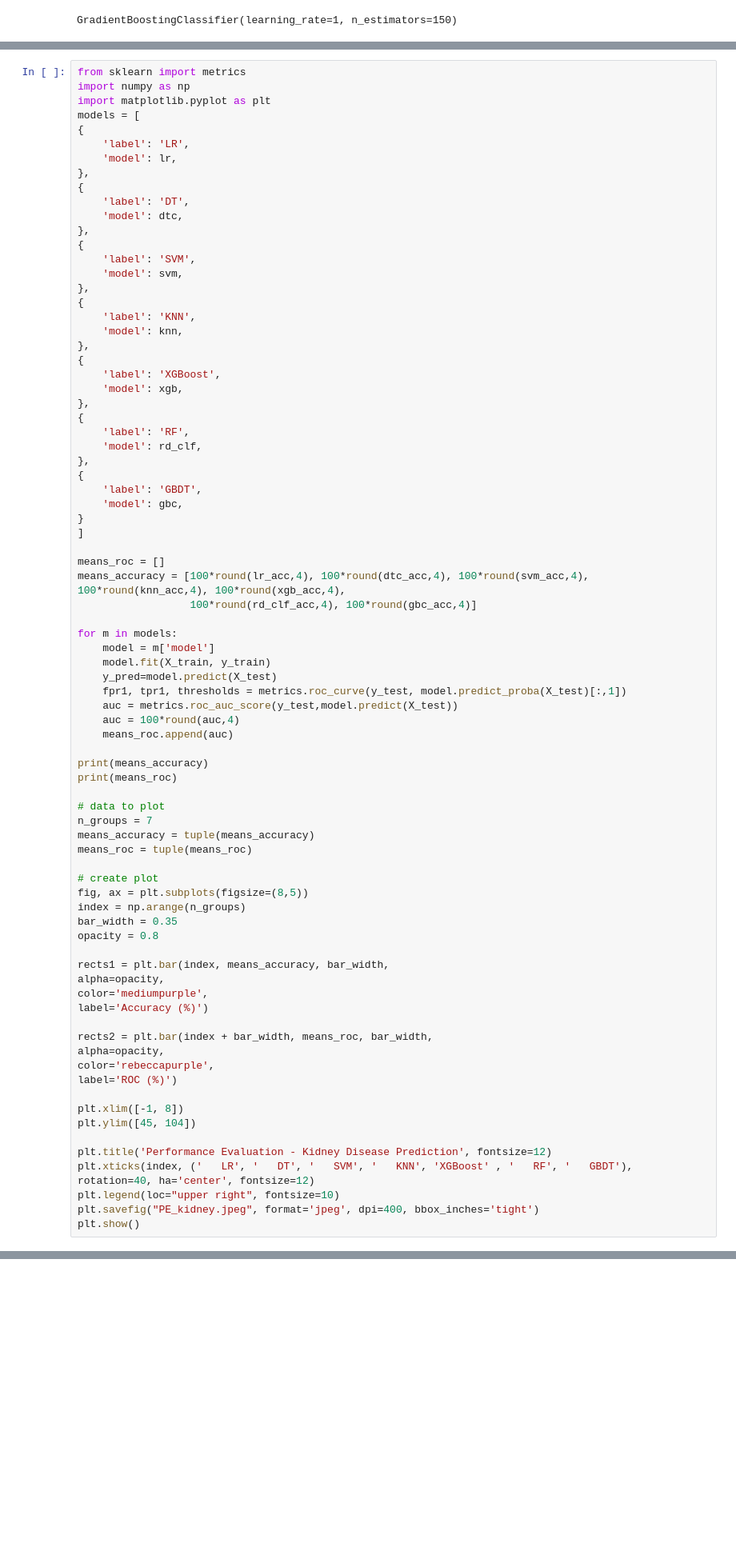
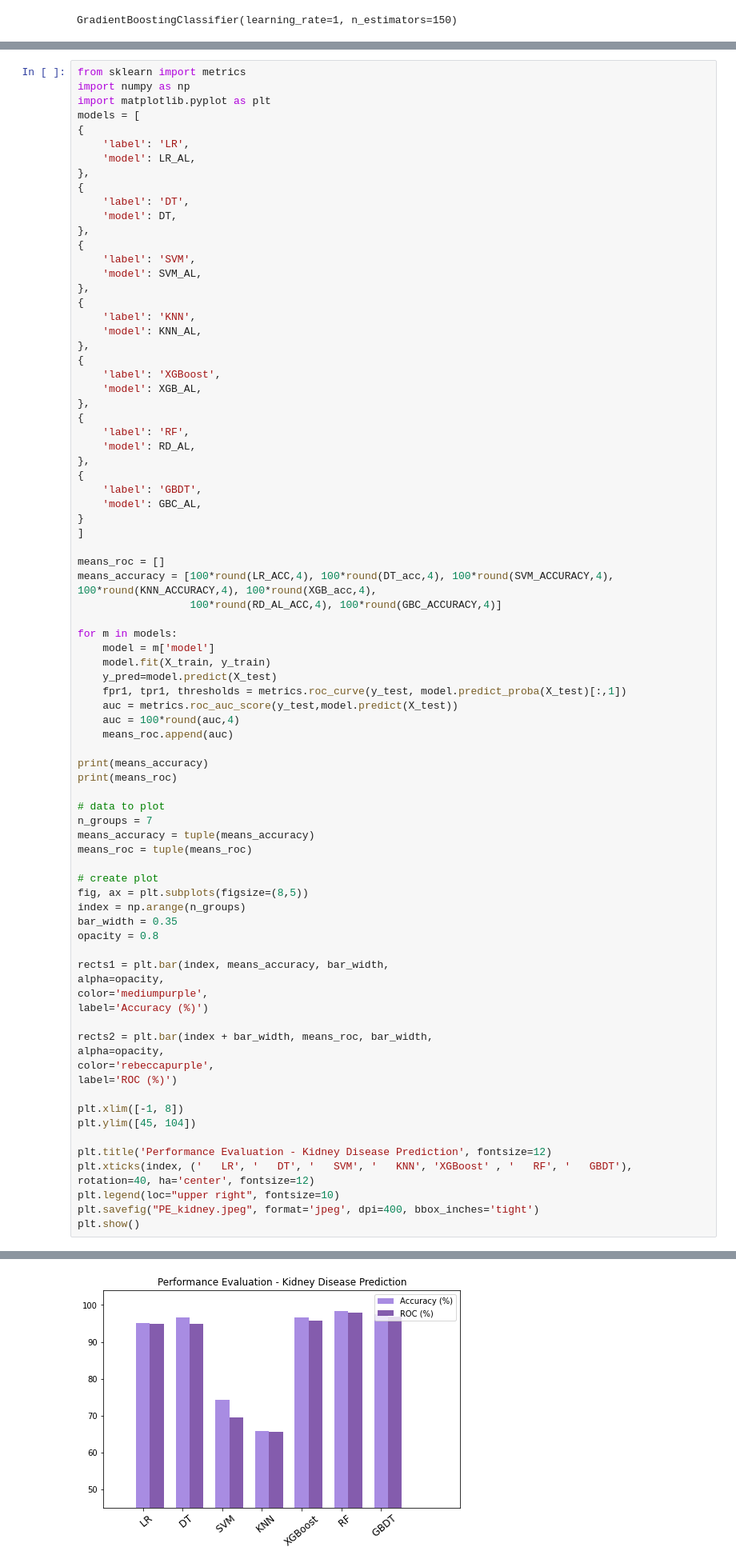
Before and after one commit to kalyankalluri999/Disseration, a Jupyter notebook: Updated_Disseration_Kidney.ipynb, the cells around one changed output, grey strips where cells are left out. Shown at 80% size. Cells and saved outputs as stored; diff of their text form; blank space fills up the shorter version.

```diff
--- a/Updated_Disseration_Kidney.ipynb
+++ b/Updated_Disseration_Kidney.ipynb
@@ -927,37 +928,37 @@ import matplotlib.pyplot as plt
 models = [
 {
     'label': 'LR',
-    'model': lr,
+    'model': LR_AL,
 },
 {
     'label': 'DT',
-    'model': dtc,
+    'model': DT,
 },
 {
     'label': 'SVM',
-    'model': svm,
+    'model': SVM_AL,
 },
 {
     'label': 'KNN',
-    'model': knn,
+    'model': KNN_AL,
 },
 {
     'label': 'XGBoost',
-    'model': xgb,
+    'model': XGB_AL,
 },
 {
     'label': 'RF',
-    'model': rd_clf,
+    'model': RD_AL,
 },
 {
     'label': 'GBDT',
-    'model': gbc,
+    'model': GBC_AL,
 }
 ]
 
 means_roc = []
-means_accuracy = [100*round(lr_acc,4), 100*round(dtc_acc,4), 100*round(svm_acc,4), 100*round(knn_acc,4), 100*round(xgb_acc,4),
-                  100*round(rd_clf_acc,4), 100*round(gbc_acc,4)]
+means_accuracy = [100*round(LR_ACC,4), 100*round(DT_acc,4), 100*round(SVM_ACCURACY,4), 100*round(KNN_ACCURACY,4), 100*round(XGB_acc,4),
+                  100*round(RD_AL_ACC,4), 100*round(GBC_ACCURACY,4)]
 
 for m in models:
     model = m['model']
@@ -1000,3 +1001,4 @@ plt.xticks(index, ('   LR', '   DT', '   SVM', '   KNN', 'XGBoost' , '   RF', '
 plt.legend(loc="upper right", fontsize=10)
 plt.savefig("PE_kidney.jpeg", format='jpeg', dpi=400, bbox_inches='tight')
 plt.show()
+# %% [output]
@@ -1002,0 +1014 @@ plt.show()
+[figure, added]
```
Also changed, not shown: parts of 21 cells of this notebook.
